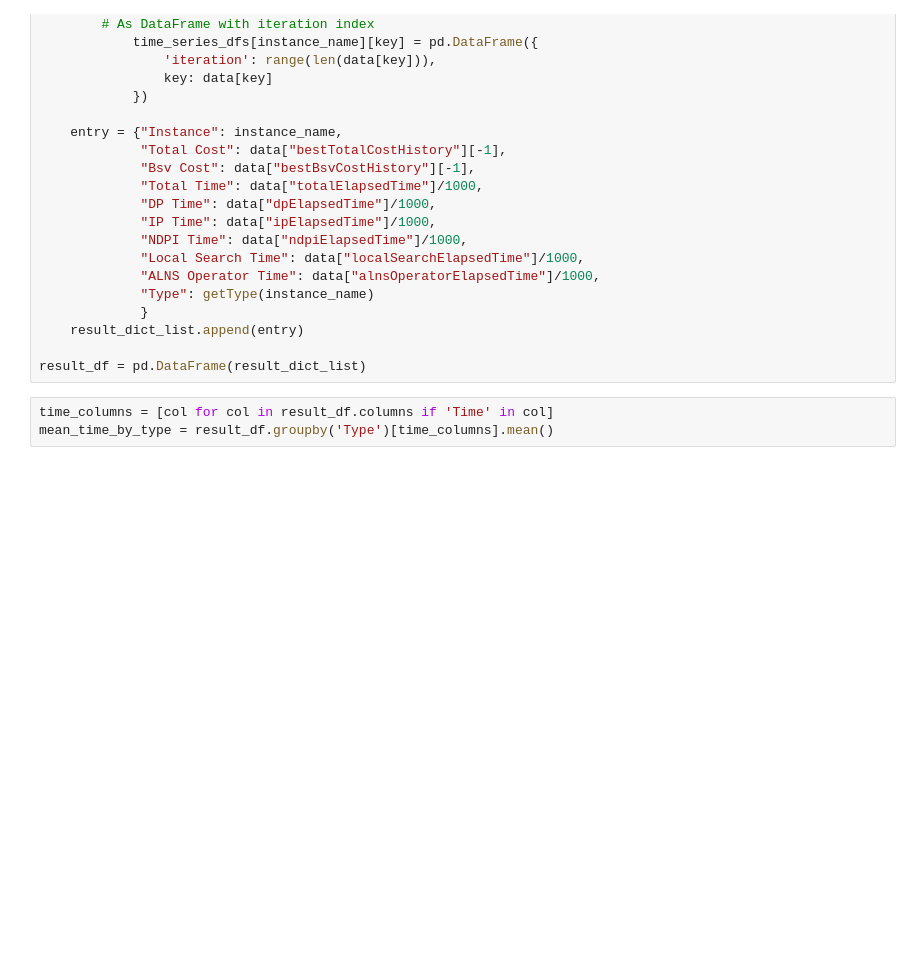
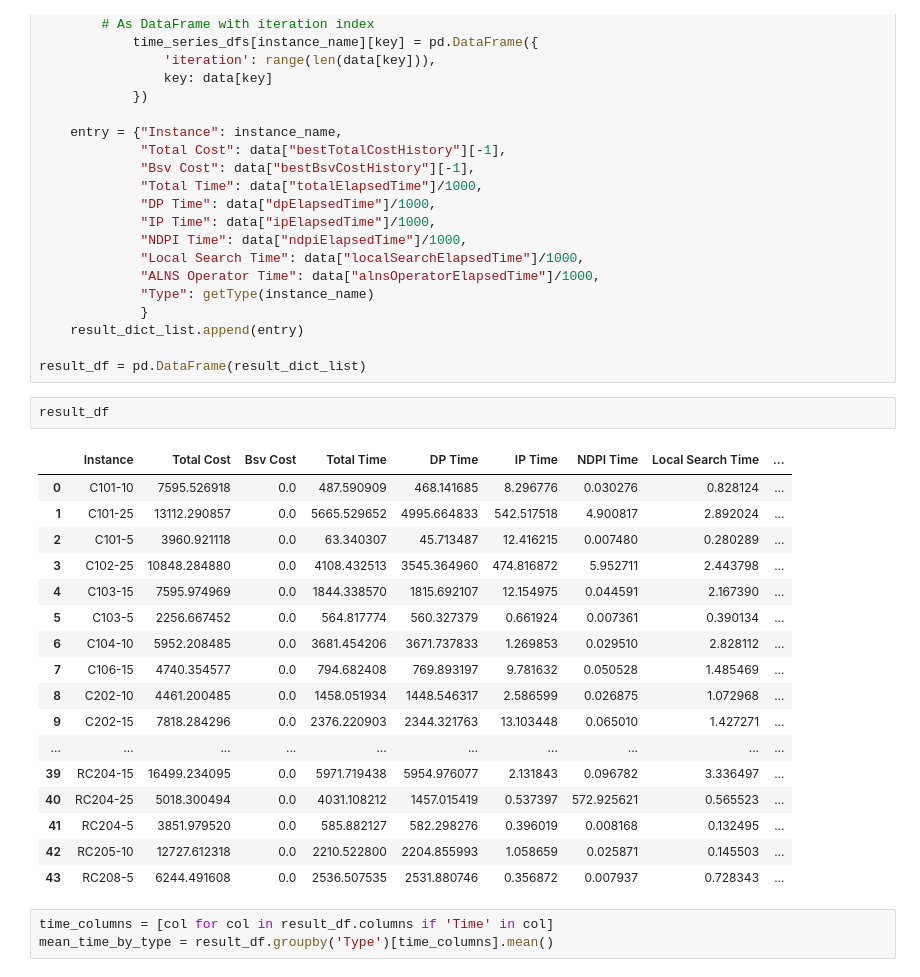
Before and after one commit to gemsanyu/shan-results-parser, a Jupyter notebook: parser.ipynb, the cells around one changed output. Drawn from its saved outputs; the diff is of its cells as text; blank space fills up the shorter version.

```diff
--- a/parser.ipynb
+++ b/parser.ipynb
@@ -53,6 +53,26 @@ for instance_name in instance_names_without_ext:
     result_dict_list.append(entry)
 
 result_df = pd.DataFrame(result_dict_list)
+# %%
+result_df
+# %% [output]
+|  | Instance | Total Cost | Bsv Cost | Total Time | DP Time | IP Time | NDPI Time | Local Search Time | ... |
+| 0 | C101-10 | 7595.526918 | 0.0 | 487.590909 | 468.141685 | 8.296776 | 0.030276 | 0.828124 | ... |
+| 1 | C101-25 | 13112.290857 | 0.0 | 5665.529652 | 4995.664833 | 542.517518 | 4.900817 | 2.892024 | ... |
+| 2 | C101-5 | 3960.921118 | 0.0 | 63.340307 | 45.713487 | 12.416215 | 0.007480 | 0.280289 | ... |
+| 3 | C102-25 | 10848.284880 | 0.0 | 4108.432513 | 3545.364960 | 474.816872 | 5.952711 | 2.443798 | ... |
+| 4 | C103-15 | 7595.974969 | 0.0 | 1844.338570 | 1815.692107 | 12.154975 | 0.044591 | 2.167390 | ... |
+| 5 | C103-5 | 2256.667452 | 0.0 | 564.817774 | 560.327379 | 0.661924 | 0.007361 | 0.390134 | ... |
+| 6 | C104-10 | 5952.208485 | 0.0 | 3681.454206 | 3671.737833 | 1.269853 | 0.029510 | 2.828112 | ... |
+| 7 | C106-15 | 4740.354577 | 0.0 | 794.682408 | 769.893197 | 9.781632 | 0.050528 | 1.485469 | ... |
+| 8 | C202-10 | 4461.200485 | 0.0 | 1458.051934 | 1448.546317 | 2.586599 | 0.026875 | 1.072968 | ... |
+| 9 | C202-15 | 7818.284296 | 0.0 | 2376.220903 | 2344.321763 | 13.103448 | 0.065010 | 1.427271 | ... |
+| ... | ... | ... | ... | ... | ... | ... | ... | ... | ... |
+| 39 | RC204-15 | 16499.234095 | 0.0 | 5971.719438 | 5954.976077 | 2.131843 | 0.096782 | 3.336497 | ... |
+| 40 | RC204-25 | 5018.300494 | 0.0 | 4031.108212 | 1457.015419 | 0.537397 | 572.925621 | 0.565523 | ... |
+| 41 | RC204-5 | 3851.979520 | 0.0 | 585.882127 | 582.298276 | 0.396019 | 0.008168 | 0.132495 | ... |
+| 42 | RC205-10 | 12727.612318 | 0.0 | 2210.522800 | 2204.855993 | 1.058659 | 0.025871 | 0.145503 | ... |
+| 43 | RC208-5 | 6244.491608 | 0.0 | 2536.507535 | 2531.880746 | 0.356872 | 0.007937 | 0.728343 | ... |
 # %%
 time_columns = [col for col in result_df.columns if 'Time' in col]
 mean_time_by_type = result_df.groupby('Type')[time_columns].mean()
```
